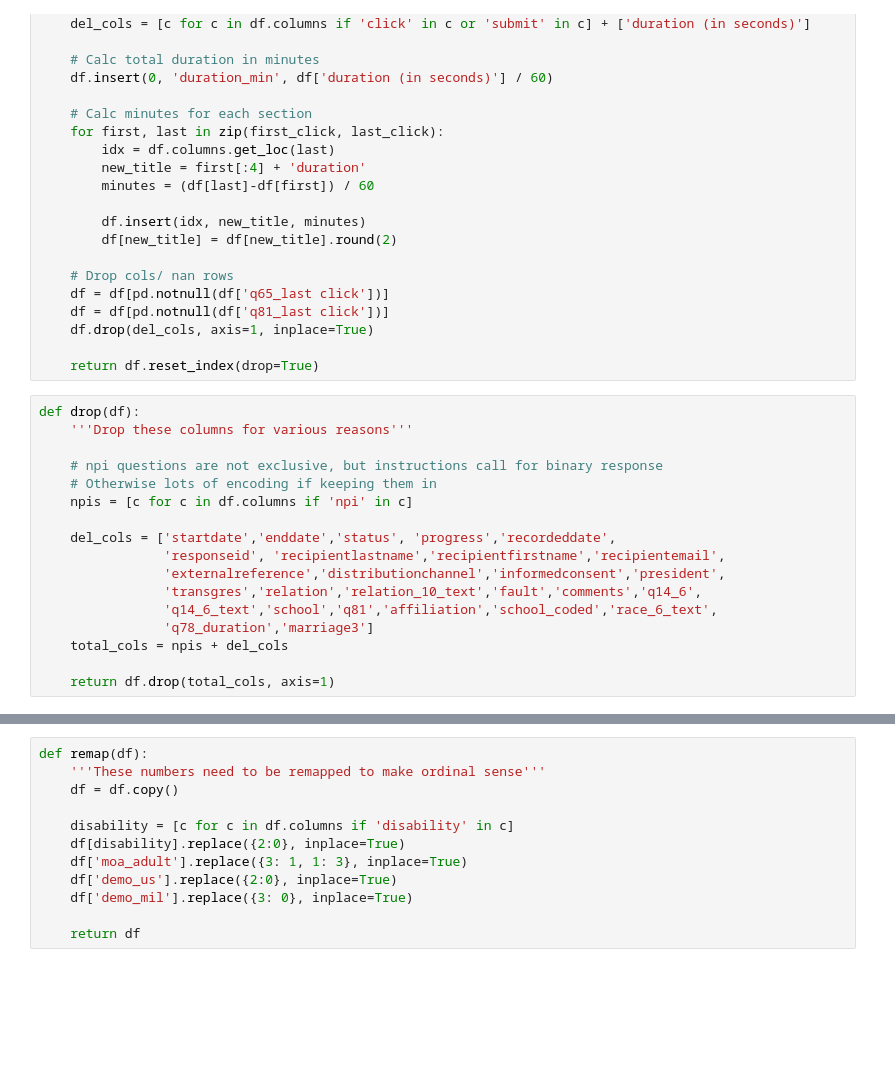
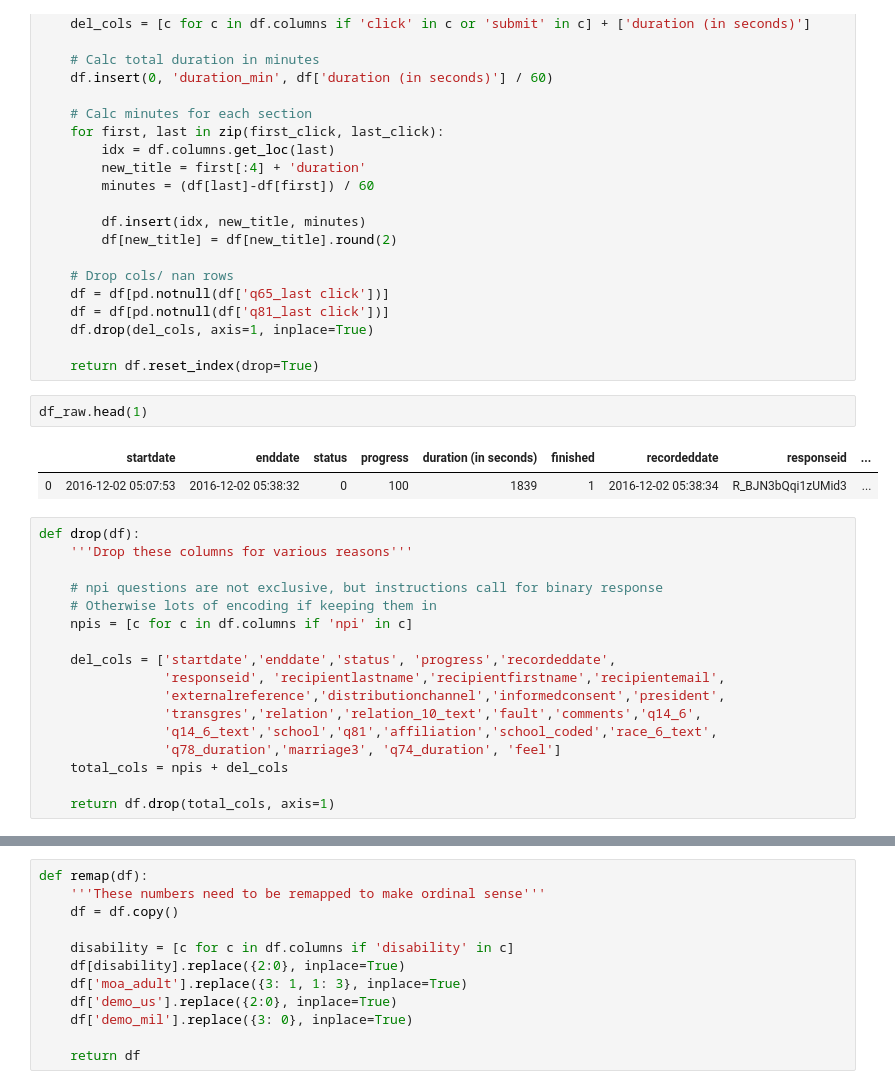
Before and after one commit to anthonybaulo/emerging-adulthood-psych-study, a Jupyter notebook: dev/EAMMI_2_process.ipynb, the cells around one changed output, grey strips where cells are left out. Drawn from its saved outputs; the diff is of its cells as text; blank space fills up the shorter version.

```diff
--- a/dev/EAMMI_2_process.ipynb
+++ b/dev/EAMMI_2_process.ipynb
@@ -130,6 +139,11 @@ def timing(df):
     df.drop(del_cols, axis=1, inplace=True)
 
     return df.reset_index(drop=True)
+# %%
+df_raw.head(1)
+# %% [output]
+|  | startdate | enddate | status | progress | duration (in seconds) | finished | recordeddate | responseid | ... |
+| 0 | 2016-12-02 05:07:53 | 2016-12-02 05:38:32 | 0 | 100 | 1839 | 1 | 2016-12-02 05:38:34 | R_BJN3bQqi1zUMid3 | ... |
 # %%
 def drop(df):
     '''Drop these columns for various reasons'''
@@ -143,7 +157,7 @@ def drop(df):
                 'externalreference','distributionchannel','informedconsent','president',
                 'transgres','relation','relation_10_text','fault','comments','q14_6',
                 'q14_6_text','school','q81','affiliation','school_coded','race_6_text',
-                'q78_duration','marriage3']
+                'q78_duration','marriage3', 'q74_duration', 'feel']
     total_cols = npis + del_cols
 
     return df.drop(total_cols, axis=1)
```
Also changed, not shown: parts of 18 cells of this notebook.
